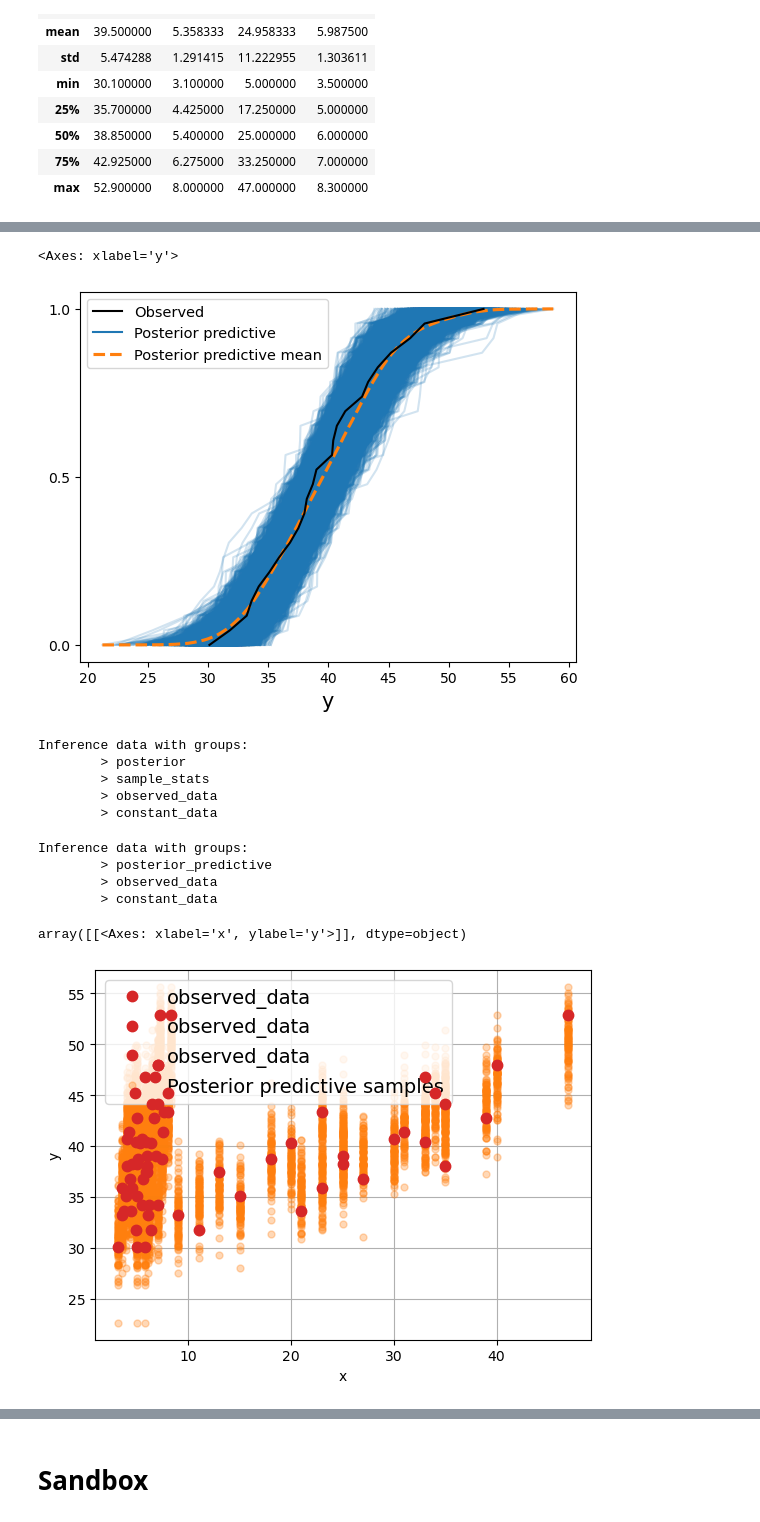
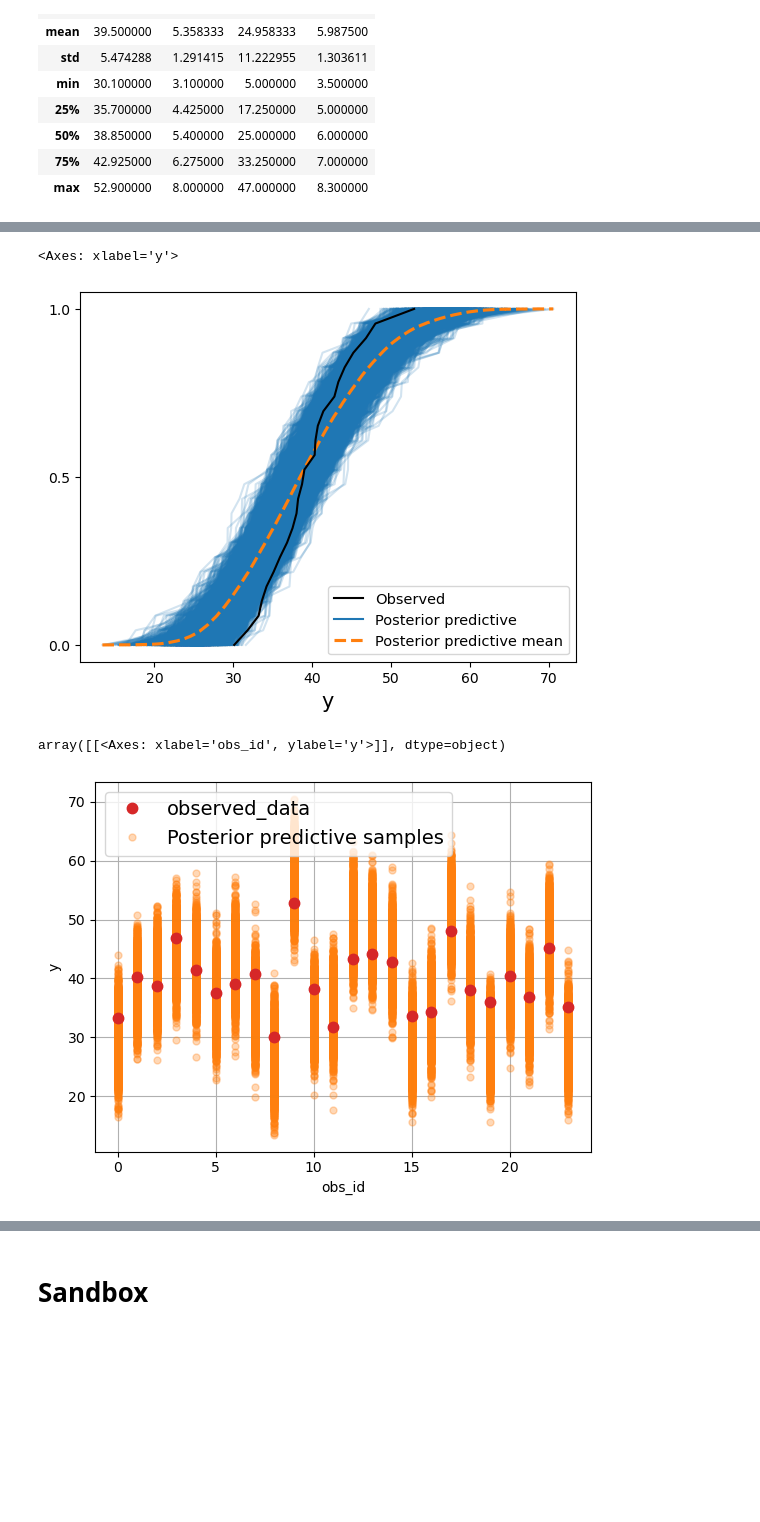
Before and after one commit to romanAVJ/glm-mds, a Jupyter notebook: exam/src/glm_roman_exam.ipynb, the cells around one changed output, grey strips where cells are left out. Cells and saved outputs as stored; diff of their text form; code cells hidden in the pictures; blank space fills up the shorter version.

```diff
--- a/exam/src/glm_roman_exam.ipynb
+++ b/exam/src/glm_roman_exam.ipynb
@@ -899,21 +908,27 @@ df_salaries.describe()
 # %%
 ## Step 3: Multivariate Linear Regression
-with pm.Model() as model4:
+with pm.Model(
+    coords_mutable={"obs_id": df_salaries.index},
+    coords={"predictor": df_salaries.filter(like='X').columns}
+) as model4:
     # xdata
-    xdata = pm.ConstantData("x", df_salaries.filter(like='X'), dims=["obs_id", "predictor"])
+    x_data = pm.MutableData(
+        "x",
+        value=df_salaries.filter(like='X'),
+        dims=["obs_id", "predictor"]
+        )
 
     # prior
-    intercept = pm.Normal("intercept", mu=40, sigma=5)
-    betas = pm.Normal("betas", mu=0, sigma=5, dims="predictor")
-    tau = pm.Gamma("tau", alpha=0.1, beta=0.1)
-    sigma = pm.Deterministic("sigma", 1/pm.math.sqrt(tau))
+    intercept = pm.Normal("intercept", mu=0, sigma=1)
+    betas = pm.Normal("betas", mu=10, sigma=5, dims="predictor")
+    sigma = pm.Gamma("sigma", alpha=2, beta=2)
 
     # likelihood
-    mu = pm.Deterministic("mu", intercept + pm.math.dot(xdata, betas))
+    mu = pm.Deterministic("mu", intercept + pm.math.dot(x_data, betas))
     y = pm.Normal("y", mu=mu, sigma=sigma, observed=df_salaries["Y"], dims="obs_id")
 
     # sample
-    trace4 = pm.sample(2000, tune=1000, chains=4, random_seed=42, cores=4)
+    trace4 = pm.sample(random_seed=42)
     posterior4 = pm.sample_posterior_predictive(trace4, random_seed=42)
 # %% [output]
 Auto-assigning NUTS sampler...
@@ -978,30 +992,15 @@ az.plot_ppc(
 )
 # %% [output]
 <Axes: xlabel='y'>
-[figure, old version]
+[figure, new version]
-# %%
-trace4
-# %% [output]
-Inference data with groups:
-        > posterior
-        > sample_stats
-        > observed_data
-        > constant_data
-# %%
-posterior4
-# %% [output]
-Inference data with groups:
-        > posterior_predictive
-        > observed_data
-        > constant_data
 # %%
-# plot_lm using arviz
+# point estimation
 az.plot_lm(
     idata=posterior4,
     y='y',
-    x='x',
-    num_samples=100
+    num_samples=4000,
+    plot_dim="obs_id"
 )
 # %% [output]
-array([[<Axes: xlabel='x', ylabel='y'>]], dtype=object)
+array([[<Axes: xlabel='obs_id', ylabel='y'>]], dtype=object)
-[figure, old version]
+[figure, new version]
```
Also changed, not shown: parts of 23 cells of this notebook.
